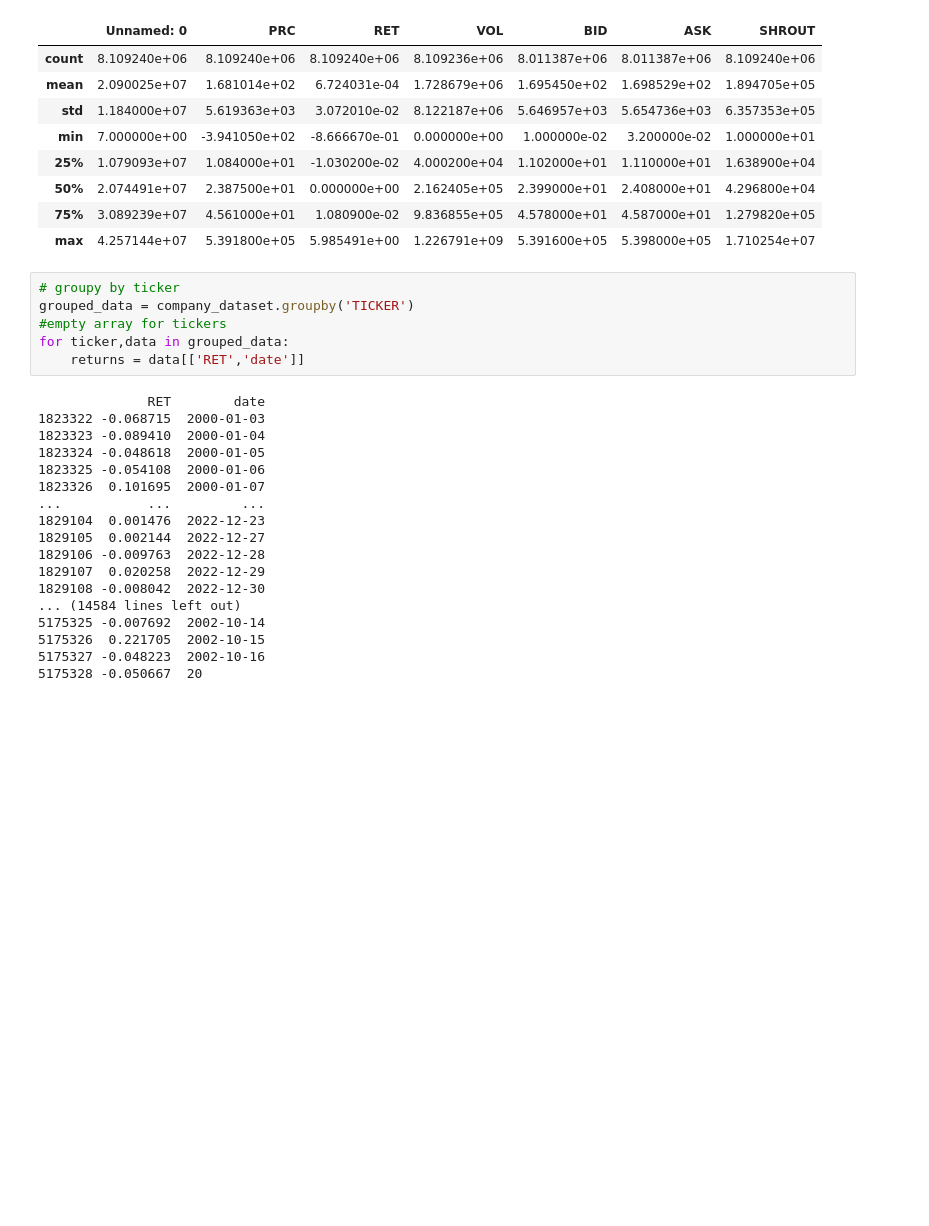
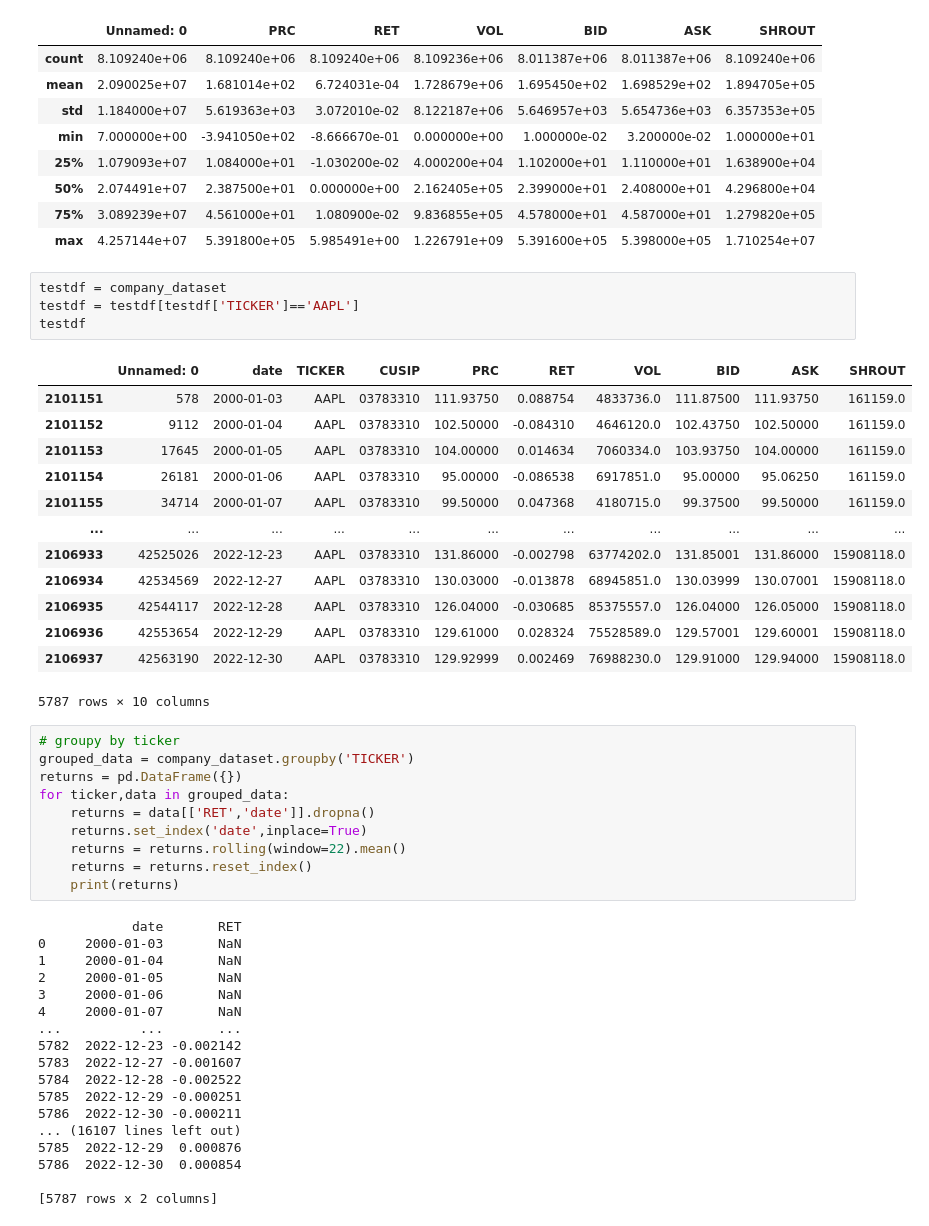
Before and after one commit to armaghannaveed/ExpectedShortFall, a Jupyter notebook: Parametric_Approach.ipynb, the cells around one changed output. Drawn from its saved outputs; the diff is of its cells as text; blank space fills up the shorter version.

```diff
--- a/Parametric_Approach.ipynb
+++ b/Parametric_Approach.ipynb
@@ -32,27 +32,49 @@ company_dataset.describe()
 | 50% | 2.074491e+07 | 2.387500e+01 | 0.000000e+00 | 2.162405e+05 | 2.399000e+01 | 2.408000e+01 | 4.296800e+04 |
 | 75% | 3.089239e+07 | 4.561000e+01 | 1.080900e-02 | 9.836855e+05 | 4.578000e+01 | 4.587000e+01 | 1.279820e+05 |
 | max | 4.257144e+07 | 5.391800e+05 | 5.985491e+00 | 1.226791e+09 | 5.391600e+05 | 5.398000e+05 | 1.710254e+07 |
+# %%
+testdf = company_dataset
+testdf = testdf[testdf['TICKER']=='AAPL']
+testdf
+# %% [output]
+|  | Unnamed: 0 | date | TICKER | CUSIP | PRC | RET | VOL | BID | ASK | SHROUT |
+| 2101151 | 578 | 2000-01-03 | AAPL | 03783310 | 111.93750 | 0.088754 | 4833736.0 | 111.87500 | 111.93750 | 161159.0 |
+| 2101152 | 9112 | 2000-01-04 | AAPL | 03783310 | 102.50000 | -0.084310 | 4646120.0 | 102.43750 | 102.50000 | 161159.0 |
+| 2101153 | 17645 | 2000-01-05 | AAPL | 03783310 | 104.00000 | 0.014634 | 7060334.0 | 103.93750 | 104.00000 | 161159.0 |
+| 2101154 | 26181 | 2000-01-06 | AAPL | 03783310 | 95.00000 | -0.086538 | 6917851.0 | 95.00000 | 95.06250 | 161159.0 |
+| 2101155 | 34714 | 2000-01-07 | AAPL | 03783310 | 99.50000 | 0.047368 | 4180715.0 | 99.37500 | 99.50000 | 161159.0 |
+| ... | ... | ... | ... | ... | ... | ... | ... | ... | ... | ... |
+| 2106933 | 42525026 | 2022-12-23 | AAPL | 03783310 | 131.86000 | -0.002798 | 63774202.0 | 131.85001 | 131.86000 | 15908118.0 |
+| 2106934 | 42534569 | 2022-12-27 | AAPL | 03783310 | 130.03000 | -0.013878 | 68945851.0 | 130.03999 | 130.07001 | 15908118.0 |
+| 2106935 | 42544117 | 2022-12-28 | AAPL | 03783310 | 126.04000 | -0.030685 | 85375557.0 | 126.04000 | 126.05000 | 15908118.0 |
+| 2106936 | 42553654 | 2022-12-29 | AAPL | 03783310 | 129.61000 | 0.028324 | 75528589.0 | 129.57001 | 129.60001 | 15908118.0 |
+| 2106937 | 42563190 | 2022-12-30 | AAPL | 03783310 | 129.92999 | 0.002469 | 76988230.0 | 129.91000 | 129.94000 | 15908118.0 |
+5787 rows × 10 columns
 # %%
 # groupy by ticker
 grouped_data = company_dataset.groupby('TICKER')
-#empty array for tickers
+returns = pd.DataFrame({})
 for ticker,data in grouped_data:
-    returns = data[['RET','date']]
+    returns = data[['RET','date']].dropna()
+    returns.set_index('date',inplace=True)
+    returns = returns.rolling(window=22).mean()
+    returns = returns.reset_index()
+    print(returns)
 # %% [output]
-              RET        date
-1823322 -0.068715  2000-01-03
-1823323 -0.089410  2000-01-04
-1823324 -0.048618  2000-01-05
-1823325 -0.054108  2000-01-06
-1823326  0.101695  2000-01-07
-...           ...         ...
-1829104  0.001476  2022-12-23
-1829105  0.002144  2022-12-27
-1829106 -0.009763  2022-12-28
-1829107  0.020258  2022-12-29
-1829108 -0.008042  2022-12-30
-... (14584 lines left out)
-5175325 -0.007692  2002-10-14
-5175326  0.221705  2002-10-15
-5175327 -0.048223  2002-10-16
-5175328 -0.050667  20
+            date       RET
+0     2000-01-03       NaN
+1     2000-01-04       NaN
+2     2000-01-05       NaN
+3     2000-01-06       NaN
+4     2000-01-07       NaN
+...          ...       ...
+5782  2022-12-23 -0.002142
+5783  2022-12-27 -0.001607
+5784  2022-12-28 -0.002522
+5785  2022-12-29 -0.000251
+5786  2022-12-30 -0.000211
+... (16107 lines left out)
+5785  2022-12-29  0.000876
+5786  2022-12-30  0.000854
+
+[5787 rows x 2 columns]
```
